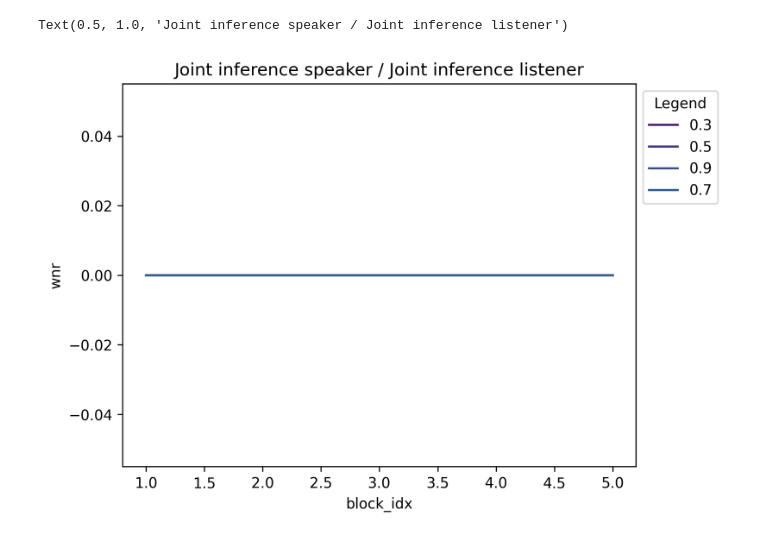
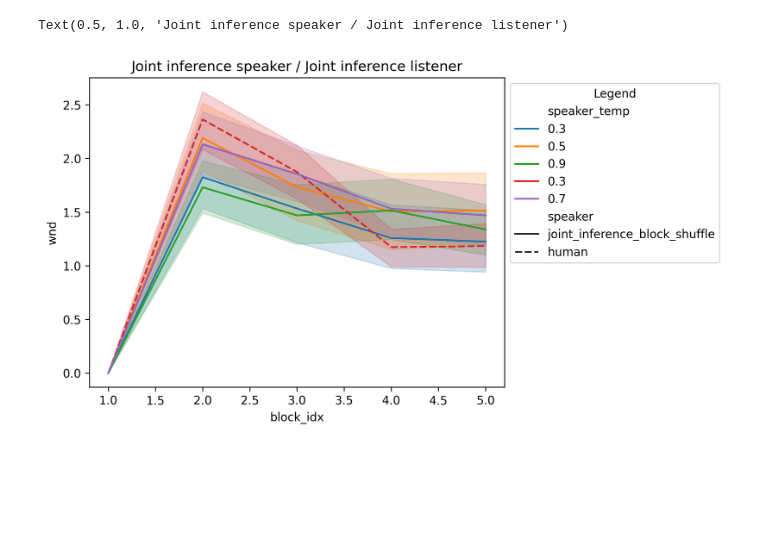
Before and after one commit to saujasv/learning-conventions, a Jupyter notebook: notebooks/analysis.ipynb, the cells around one changed output. Cells and saved outputs as stored; diff of their text form; code cells hidden in the pictures; blank space fills up the shorter version.

Commit message:
11/21 results

```diff
--- a/notebooks/analysis.ipynb
+++ b/notebooks/analysis.ipynb
@@ -113,35 +113,36 @@ with open("full_SND.json") as f:
 df_list = list()
 for i, results_file in enumerate(Path("../pixtral_results").glob("*.json")):
     print(i, results_file.name)
-    speaker = re.search(r"speaker=([^-\.]+)", results_file.name).group(1)
-    listener = re.search(r"listener=([^-\.]+)", results_file.name).group(1)
+    expt_name = results_file.name[:-5]
+    speaker = re.search(r"speaker=([^-\.]+)", expt_name).group(1)
+    listener = re.search(r"listener=([^-\.]+)", expt_name).group(1)
     if "prompt_type" in results_file.name:
-        prompt_type = re.search(r"prompt_type=([^-\.]+)", results_file.name).group(1)
+        prompt_type = re.search(r"prompt_type=([^-\.]+)", expt_name).group(1)
     else:
         prompt_type = "standard"
 
-    if "temperature" in results_file.name:
-        speaker_temp = re.search(r"temperature=([^-]+)", results_file.name).group(1)
+    if "temperature" in expt_name:
+        speaker_temp = re.search(r"temperature=([^-]+)", expt_name).group(1)
     else:
         speaker_temp = 0.7 if "joint_inference" in speaker else 0.3
 
-    if "num_speaker_samples" in results_file.name:
-        n_speaker_samples = int(re.search(r"num_speaker_samples=([^-\.]+)", results_file.name).group(1))
+    if "num_speaker_samples" in expt_name:
+        n_speaker_samples = int(re.search(r"num_speaker_samples=([^-\.]+)", expt_name).group(1))
     else:
         n_speaker_samples = 5
 
     if "lambda" in results_file.name:
-        listener_lambda = float(re.search(r"lambda=([^-]+)", results_file.name).group(1))
+        listener_lambda = float(re.search(r"lambda=([^-]+)", expt_name).group(1))
     else:
         listener_lambda = 0.5 if "joint_inference" in listener else 1.0
 
     if "feedback_label" in results_file.name:
-        feedback_label = re.search(r"feedback_label=([^-\.]+)", results_file.name).group(1)
+        feedback_label = re.search(r"feedback_label=([^-\.]+)", expt_name).group(1)
     else:
         feedback_label = "false"
 
     if "context=" in results_file.name:
-        listener_context_type = re.search(r"context=([^-\.]+)", results_file.name).group(1)
+        listener_context_type = re.search(r"context=([^-\.]+)", expt_name).group(1)
     else:
         listener_context_type = None
     with results_file.open('r') as f:
@@ -153,8 +154,8 @@ for i, results_file in enumerate(Path("../pixtral_results").glob("*.json")):
             prev_block_correct = defaultdict(bool)
             for trial_idx, trial in enumerate(rrg.trials):
                 block_counter[trial.target] += 1
-                if trial.message:
-                    target_utterances[trial.target].append(trial.message)
+                # if trial.message:
+                #     target_utterances[trial.target].append(trial.message)
                 num_raw_words = len(trial.message.split()) if trial.message else 0
                 wnd, wnr = get_msg_distance([target_utterances[trial.target][-1], trial.message]) if len(target_utterances[trial.target]) > 0 and trial.message else (0, 0)
                 df_list.append({
@@ -170,6 +171,7 @@ for i, results_file in enumerate(Path("../pixtral_results").glob("*.json")):
                     "gameid": gameid,
                     "trial_idx": trial_idx,
                     "target": trial.target,
+                    "message": trial.message,
                     "block_idx": block_counter[trial.target],
                     "num_raw_words": num_raw_words,
                     "correct": trial.correct,
@@ -177,13 +179,15 @@ for i, results_file in enumerate(Path("../pixtral_results").glob("*.json")):
                     "prev_block_correct": prev_block_correct[trial.target],
                     "prev_block_num_words": prev_block_num_words[trial.target],
                     "feedback_adaptation_ratio": np.log(num_raw_words / prev_block_num_words[trial.target]) if prev_block_num_words[trial.target] > 0 else None,
-                    "wnd": wnd,
-                    "wnr": wnr,
+                    "wnd": wnd if isinstance(wnd, int) else wnd.item(),
+                    "wnr": wnr if isinstance(wnr, int) else wnr.item(),
                     # "snd": snd(target_utterances[trial.target])
                 })
 
                 prev_block_correct[trial.target] = trial.correct
                 prev_block_num_words[trial.target] = len(trial.message.split()) if trial.message else 0
+                if trial.message:
+                    target_utterances[trial.target].append(trial.message)
 
 df = pd.DataFrame(df_list)
 # %% [output]
@@ -265,8 +277,8 @@ Text(0.5, 1.0, 'Joint inference speaker / Joint inference listener')
 # %%
 custom_palette = sns.color_palette("viridis", 12)
-sns.lineplot(data=df[df.condition.isin([ 0, 19, 31, 35])], x="block_idx", y="wnr", hue="speaker_temp", palette=custom_palette)
+sns.lineplot(data=df[df.condition.isin([ 0, 23, 38, 42, 41])], x="block_idx", y="wnd", hue="speaker_temp", palette="tab10", style="speaker")
 plt.gca().legend(loc='upper left', bbox_to_anchor=(1, 1), title="Legend")
 plt.gca().set_title("Joint inference speaker / Joint inference listener")
 # %% [output]
 Text(0.5, 1.0, 'Joint inference speaker / Joint inference listener')
-[figure, old version]
+[figure, new version]
```
Also changed, not shown: parts of 23 cells of this notebook.
